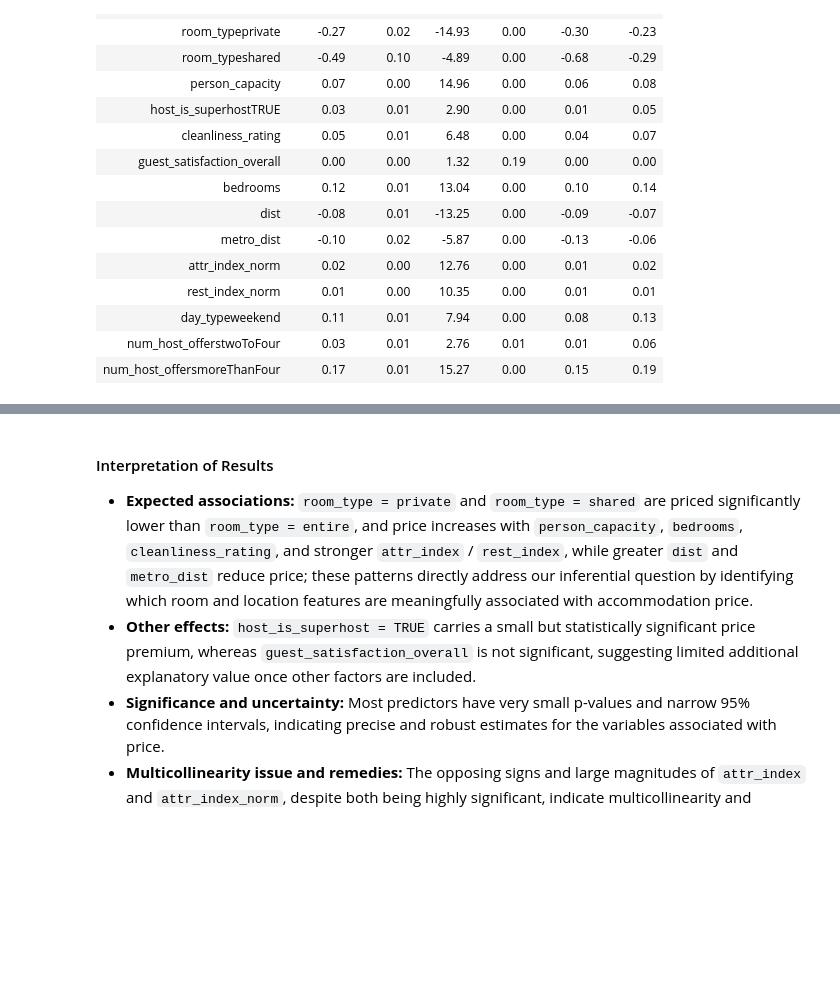
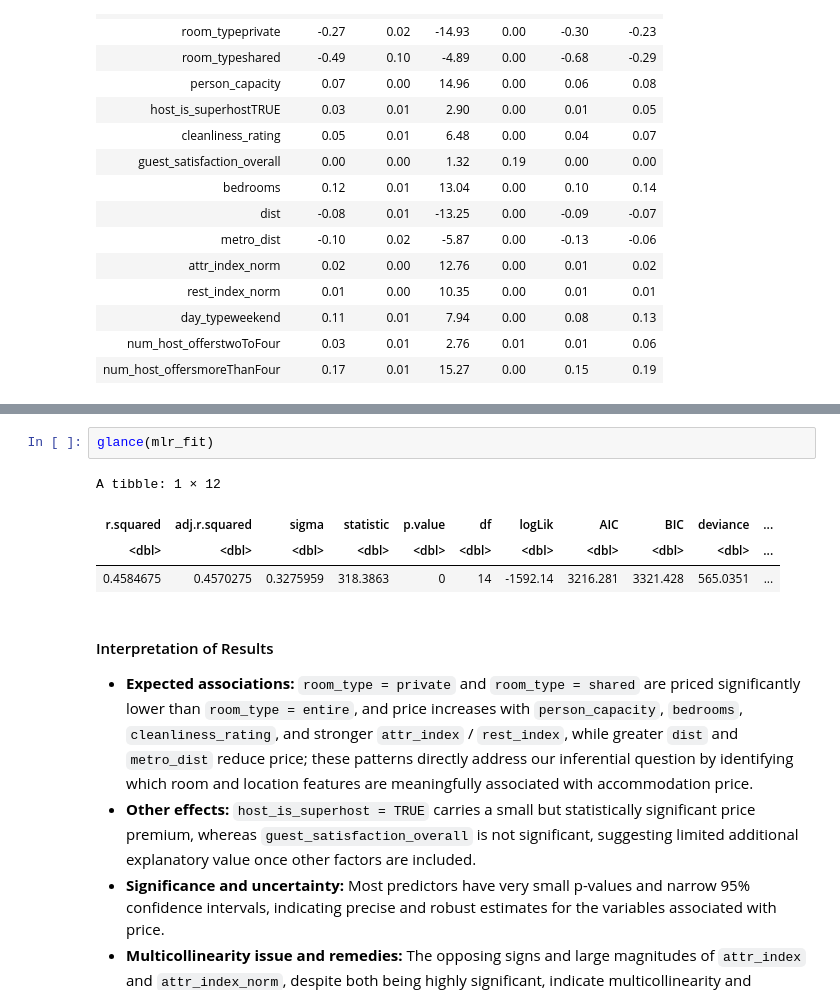
Before and after one commit to tyih985/athens-airbnb, a Jupyter notebook: project_tyih.ipynb, the cells around one changed output, grey strips where cells are left out. Drawn from its saved outputs; the diff is of its cells as text; blank space fills up the shorter version.

```diff
--- a/project_tyih.ipynb
+++ b/project_tyih.ipynb
@@ -464,3 +487,10 @@ A tibble: 15 × 7
+# %%
+glance(mlr_fit)
+# %% [output]
+A tibble: 1 × 12
+| r.squared | adj.r.squared | sigma | statistic | p.value | df | logLik | AIC | BIC | deviance | ... |
+| <dbl> | <dbl> | <dbl> | <dbl> | <dbl> | <dbl> | <dbl> | <dbl> | <dbl> | <dbl> | ... |
+| 0.4584675 | 0.4570275 | 0.3275959 | 318.3863 | 0 | 14 | -1592.14 | 3216.281 | 3321.428 | 565.0351 | ... |
 # %% [markdown]
 #### Interpretation of Results
 
```
Also changed, not shown: parts of 4 cells of this notebook.
